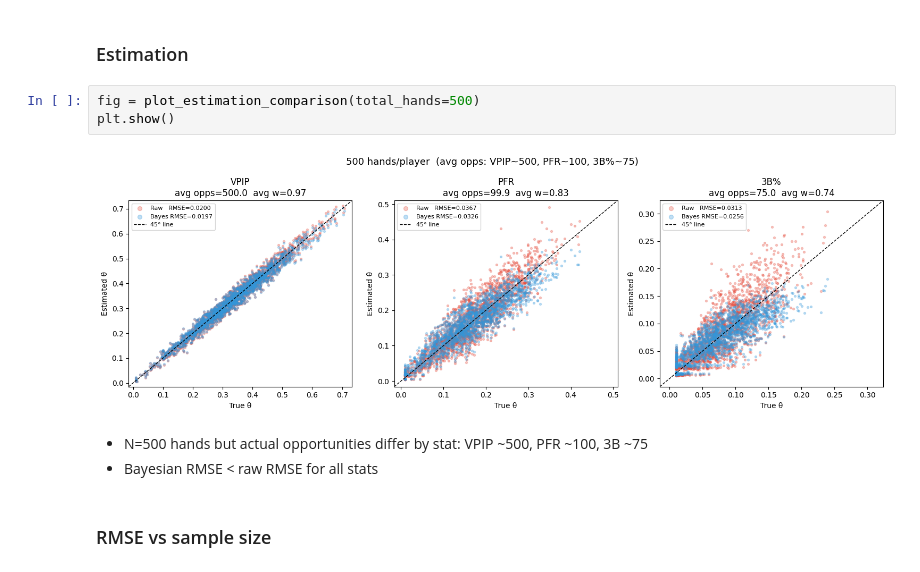
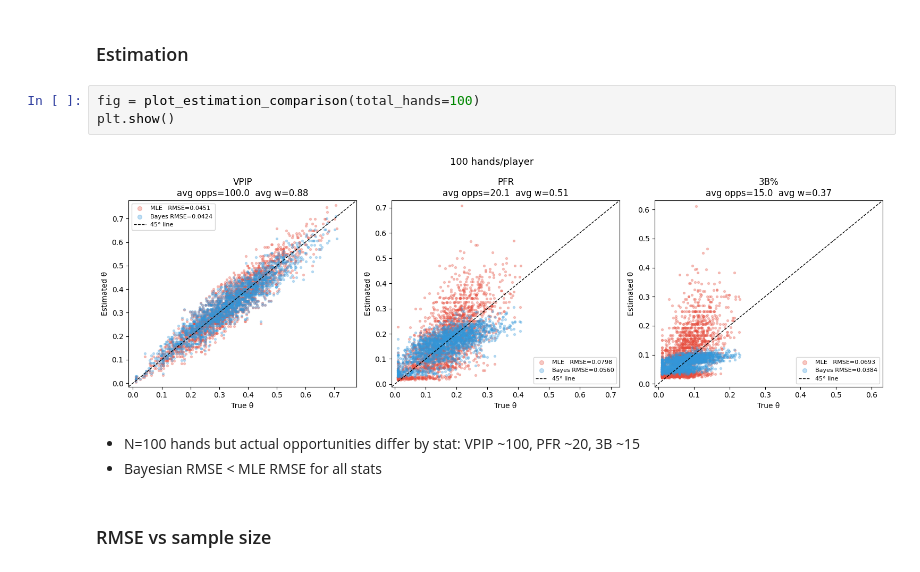
Before and after one commit to jasonzhixinglu/bayesian-hud, a Jupyter notebook: notebooks/bayesian_hud_executed.ipynb, the cells around one changed output. Cells and saved outputs as stored; diff of their text form.

```diff
--- a/notebooks/bayesian_hud_executed.ipynb
+++ b/notebooks/bayesian_hud_executed.ipynb
@@ -51,13 +67,13 @@ plt.show()
 # %% [markdown]
 ### Estimation
 # %%
-fig = plot_estimation_comparison(total_hands=500)
+fig = plot_estimation_comparison(total_hands=100)
 plt.show()
 # %% [output]
-[figure, old version]
+[figure, new version]
 # %% [markdown]
-- N=500 hands but actual opportunities differ by stat: VPIP ~500, PFR ~100, 3B ~75
-- Bayesian RMSE < raw RMSE for all stats
+- N=100 hands but actual opportunities differ by stat: VPIP ~100, PFR ~20, 3B ~15
+- Bayesian RMSE < MLE RMSE for all stats
 # %% [markdown]
 ### RMSE vs sample size
 # %%
```
Also changed, not shown: parts of 8 cells of this notebook, 1 other file.
